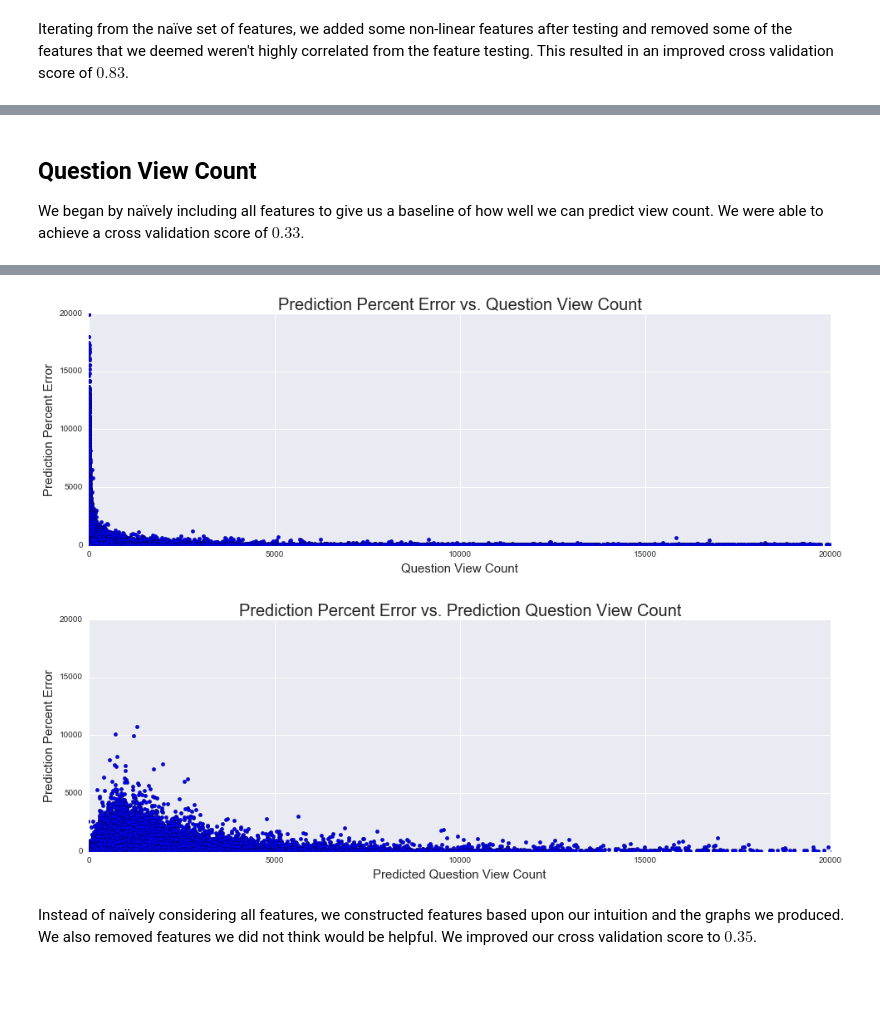
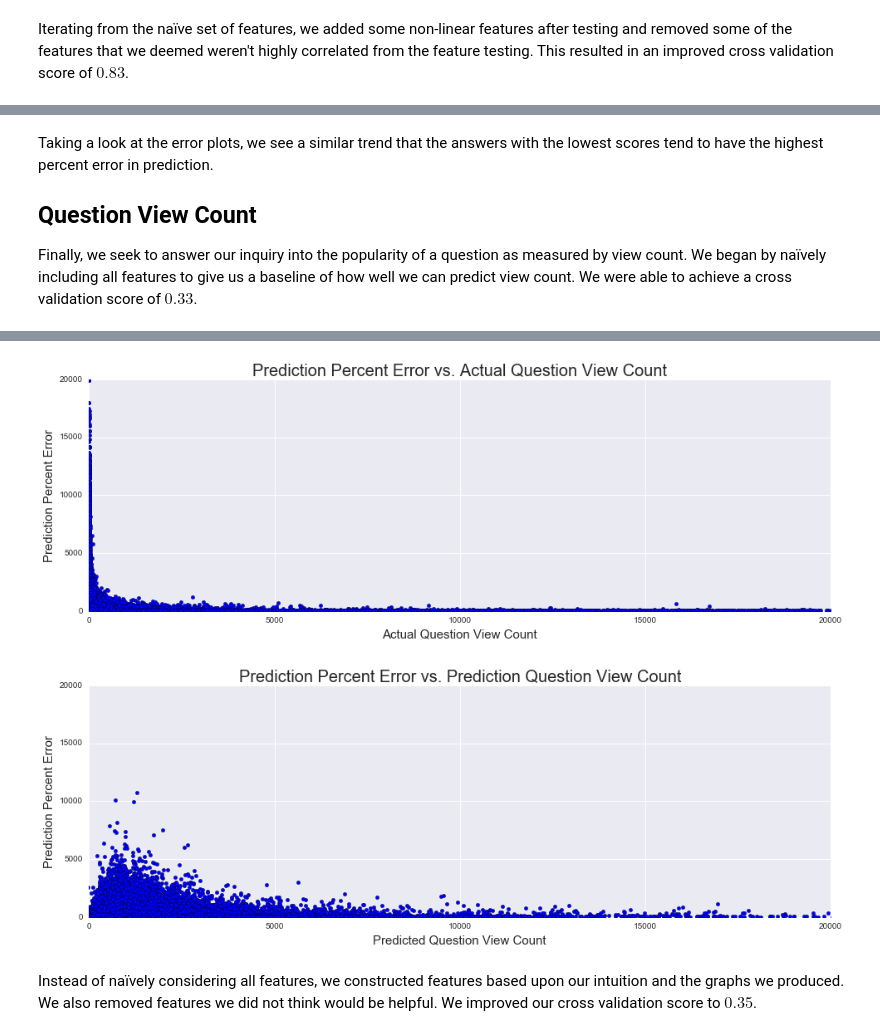
Before and after one commit to alexmfriedman/stack-exchange-analysis, a Jupyter notebook: Stack Overflow Analysis.ipynb, the cells around one changed output, grey strips where cells are left out. Cells and saved outputs as stored; diff of their text form; code cells hidden in the pictures; blank space fills up the shorter version.

```diff
--- a/Stack Overflow Analysis.ipynb
+++ b/Stack Overflow Analysis.ipynb
@@ -1084,7 +1136,9 @@ plt.title(u'Naïve Prediction Percent Error vs. Answer Score')
 # %% [markdown]
+Taking a look at the error plots, we see a similar trend that the answers with the lowest scores tend to have the highest percent error in prediction.
+
 ## Question View Count
 
-We began by naïvely including all features to give us a baseline of how well we can predict view count. We were able to achieve a cross validation score of $0.33$.
+Finally, we seek to answer our inquiry into the popularity of a question as measured by view count. We began by naïvely including all features to give us a baseline of how well we can predict view count. We were able to achieve a cross validation score of $0.33$.
 # %%
 naive_question_view_count_features = [
     question_favorite_counts,
@@ -1111,9 +1165,9 @@ plt.figure(figsize=(16, 5))
 plt.scatter(y, np.abs((y - y_hat) / y) * 100.0)
 plt.xlim([0, 20000])
 plt.ylim([0, 20000])
-plt.xlabel(u'Question View Count', fontsize=15)
+plt.xlabel(u'Actual Question View Count', fontsize=15)
 plt.ylabel(u'Prediction Percent Error', fontsize=15)
-plt.title(u'Prediction Percent Error vs. Question View Count', fontsize=20)
+plt.title(u'Prediction Percent Error vs. Actual Question View Count', fontsize=20)
 
 plt.figure(figsize=(16, 5))
 plt.scatter(y_hat, np.abs((y - y_hat) / y) * 100.0)
@@ -1127,4 +1181,4 @@ _ = plt.title(u'Prediction Percent Error vs. Prediction Question View Count', fo
-[figure, old version]
+[figure, new version]
 [figure]
 # %% [markdown]
 Instead of naïvely considering all features, we constructed features based upon our intuition and the graphs we produced. We also removed features we did not think would be helpful. We improved our cross validation score to $0.35$.
```
Also changed, not shown: parts of 12 cells of this notebook, 1 other file.
